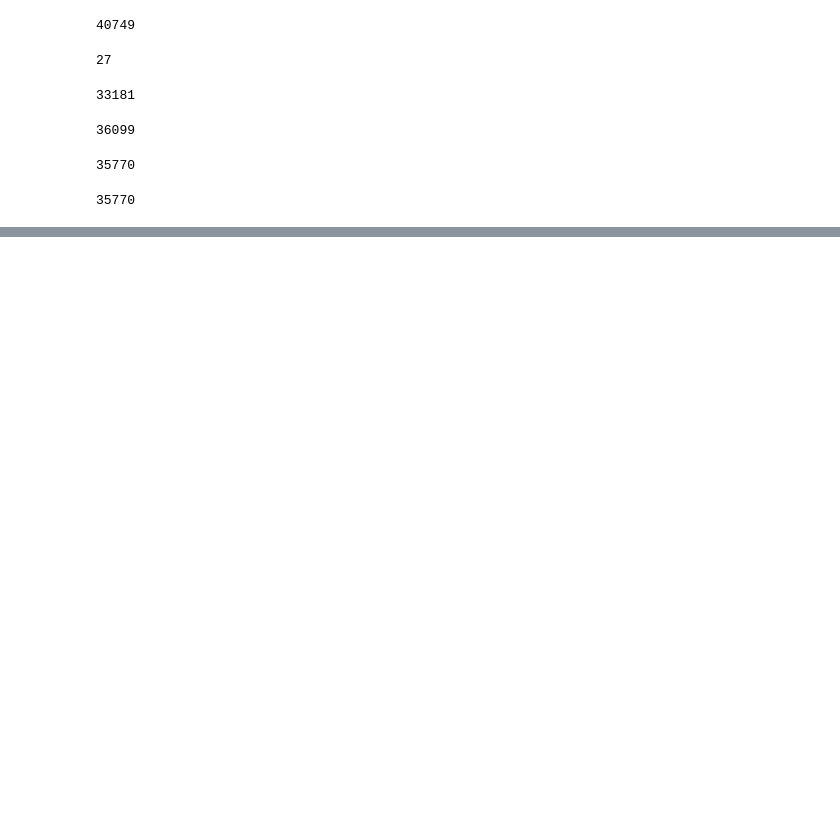
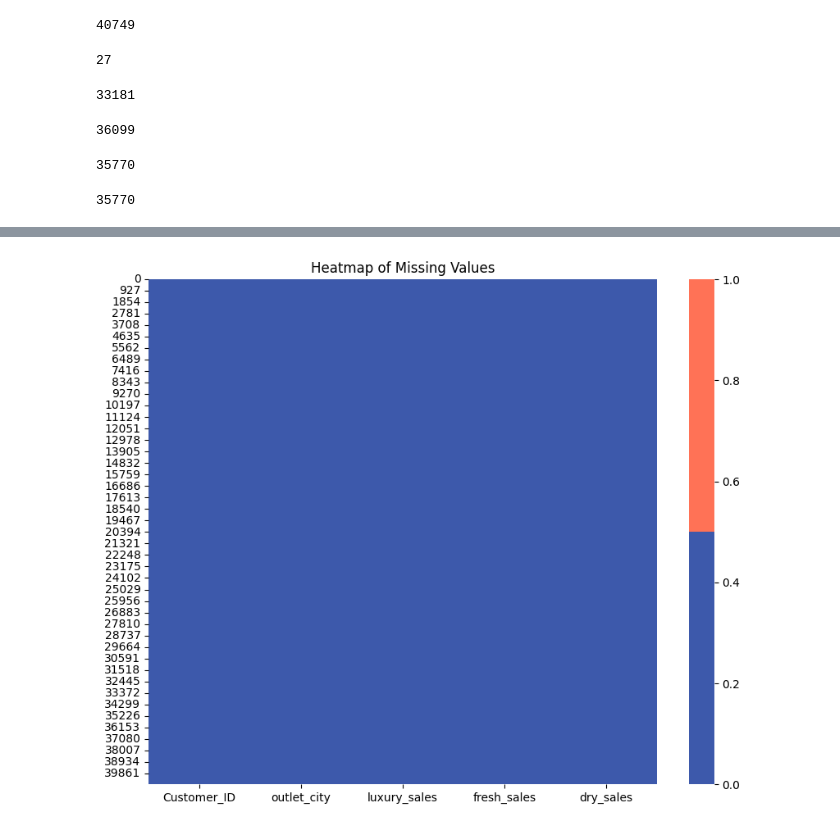
Before and after one commit to team-statstorm/dsplc2025, a Jupyter notebook: dsplc_1.ipynb, the cells around one changed output, grey strips where cells are left out. Cells and saved outputs as stored; diff of their text form; code cells hidden in the pictures; blank space fills up the shorter version.

```diff
--- a/dsplc_1.ipynb
+++ b/dsplc_1.ipynb
@@ -856,0 +863,12 @@ dftest.dry_sales.nunique()
+# %%
+# Define the color palette
+colours = ['#3D59AB', '#FF7256']  # Cobalt for non-missing, coral1 for missing
+
+# Create the heatmap
+plt.figure(figsize=(10, 8))
+cols = dftest.columns
+sns.heatmap(dftest[cols].isnull(), cmap=sns.color_palette(colours), cbar=True)
+plt.title('Heatmap of Missing Values')
+plt.show()
+# %% [output]
+[figure, added]
```
Also changed, not shown: parts of 3 cells of this notebook.
